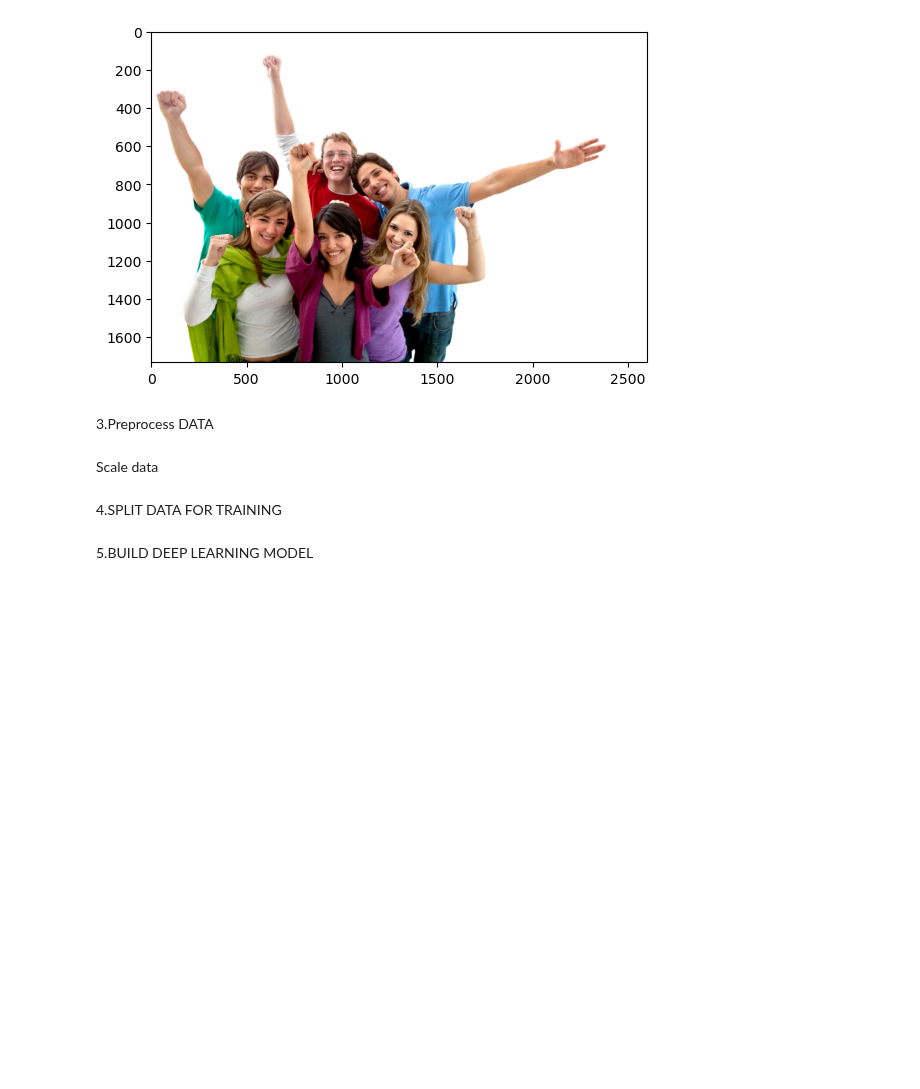
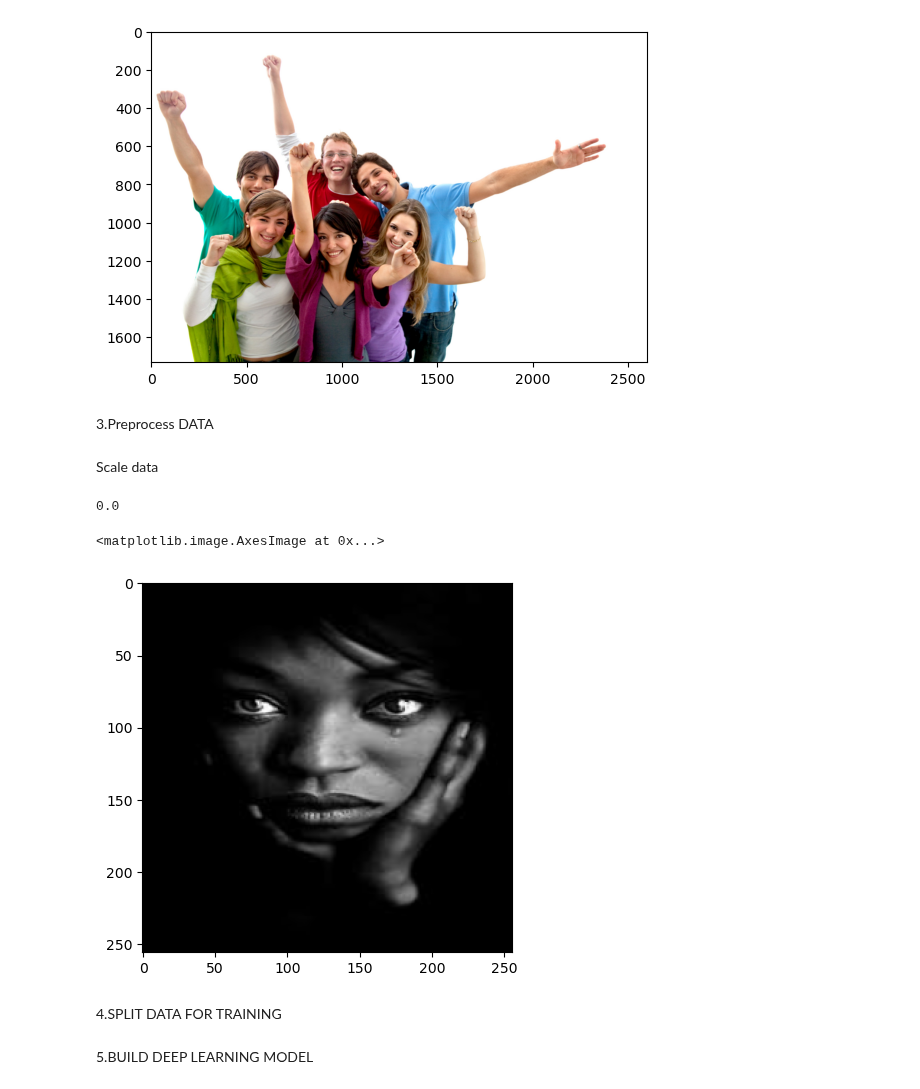
Before and after one commit to papito111/PYTHON_KURSY, a Jupyter notebook: python/Jupyter_nauka/Projekty/6_DL_Image_HAppy_Sad/HAPPY_SAD.ipynb, the cells around one changed output. Cells and saved outputs as stored; diff of their text form; code cells hidden in the pictures; blank space fills up the shorter version.

```diff
--- a/python/Jupyter_nauka/Projekty/6_DL_Image_HAppy_Sad/HAPPY_SAD.ipynb
+++ b/python/Jupyter_nauka/Projekty/6_DL_Image_HAppy_Sad/HAPPY_SAD.ipynb
@@ -82,6 +82,19 @@ plt.imshow(img)
 Scale data
 # %%
 data = data.map(lambda x,y: (x/255,y))
+scaled_iterator = data.as_numpy_iterator()
+# %%
+batch = scaled_iterator.next()
+# %%
+batch[0].min()
+# %% [output]
+0.0
+# %%
+img  = batch[0][5]# z tego wiem ze jedynki oznaczaja klase sad: 1==SAD
+plt.imshow(img)
+# %% [output]
+<matplotlib.image.AxesImage at 0x...>
+[figure, added]
 # %% [markdown]
 4.SPLIT DATA FOR TRAINING
 # %%
```
Also changed, not shown: parts of 2 cells of this notebook.
